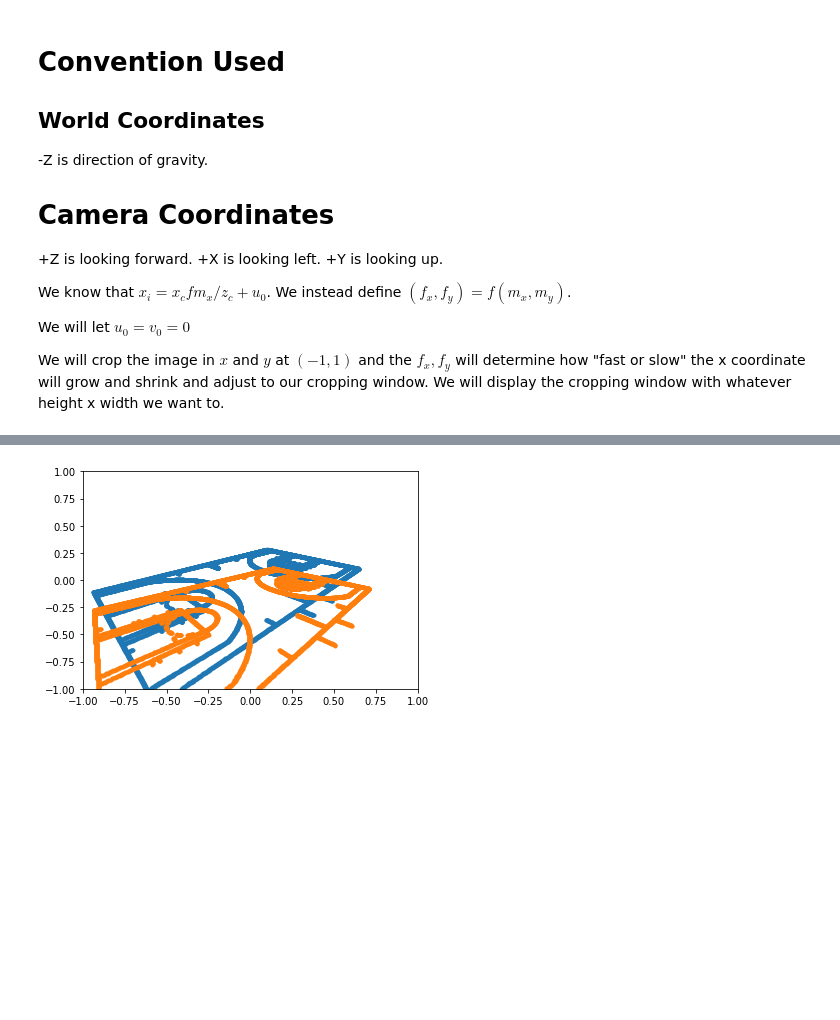
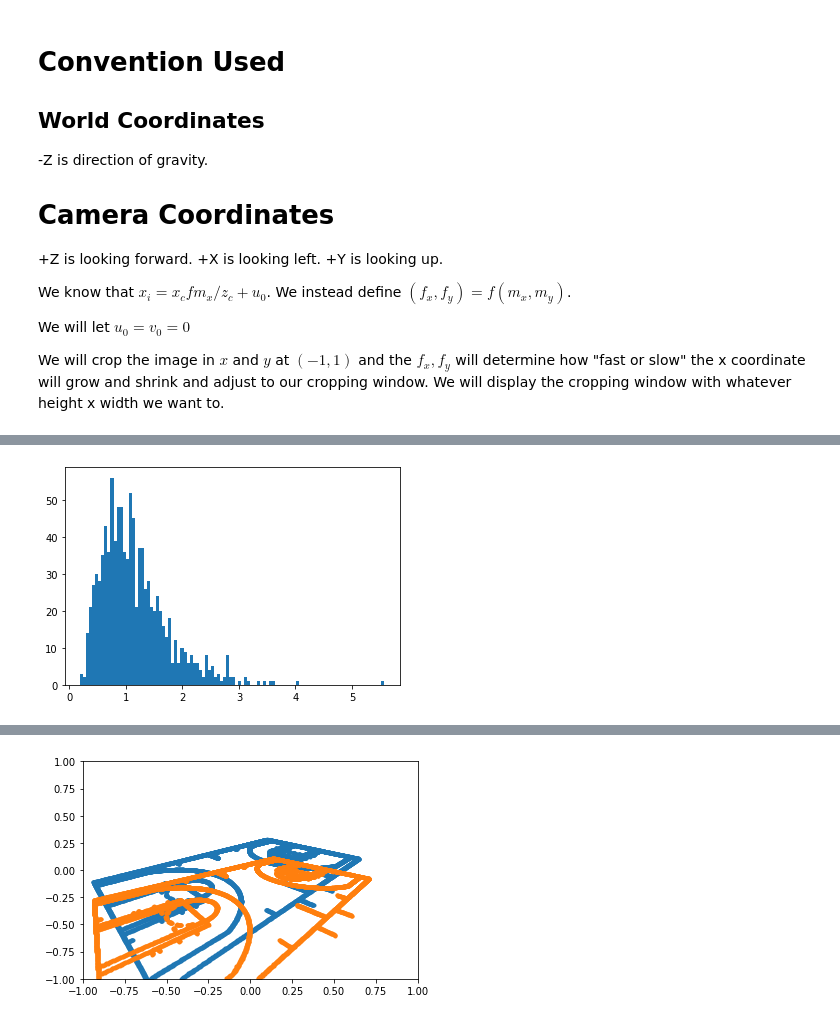
Before and after one commit to akarshkumar0101/nba-3d-ee-371q, a Jupyter notebook: rendering.ipynb, the cells around one changed output, grey strips where cells are left out. Cells and saved outputs as stored; diff of their text form; code cells hidden in the pictures; blank space fills up the shorter version.

```diff
--- a/rendering.ipynb
+++ b/rendering.ipynb
@@ -275 +123,6 @@ for ax in multi_view(views_court, region_court)[0]:
+# %%
+plt.hist(np.e**(0.5*torch.randn(1000).numpy()), bins=100)
+plt.show()
+# %% [output]
+[figure, added]
 # %%
```
Also changed, not shown: parts of 29 cells of this notebook, 5 other files.
